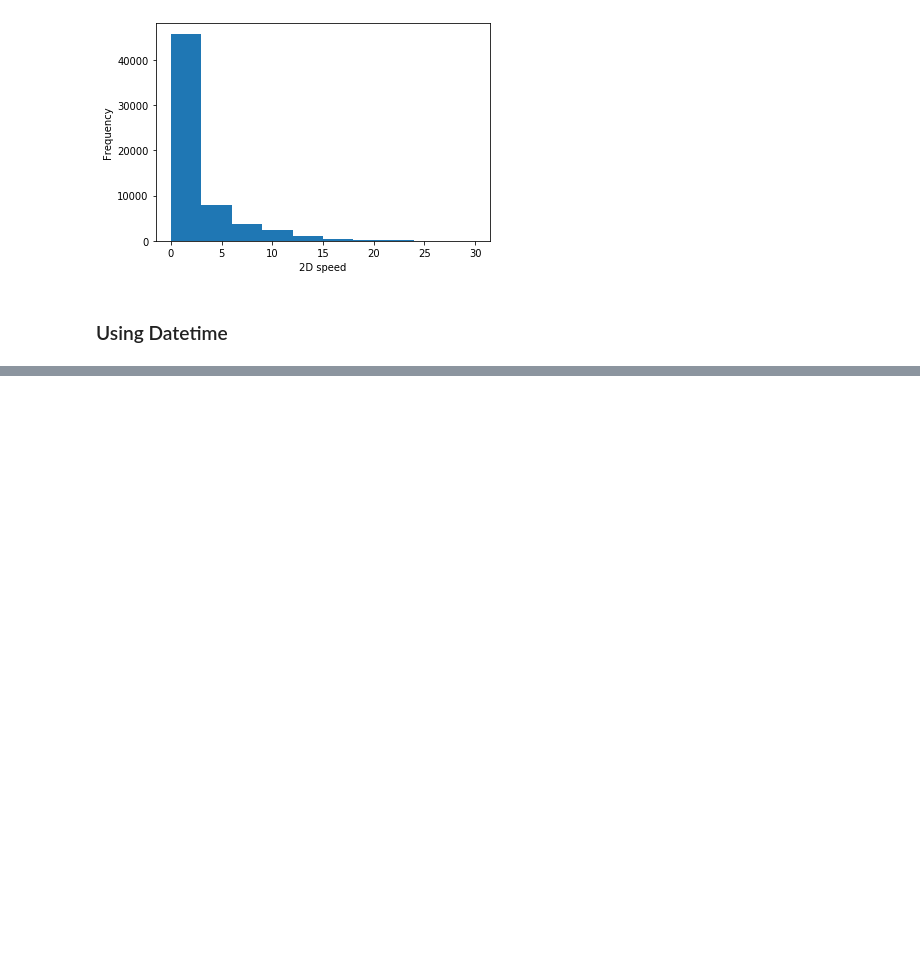
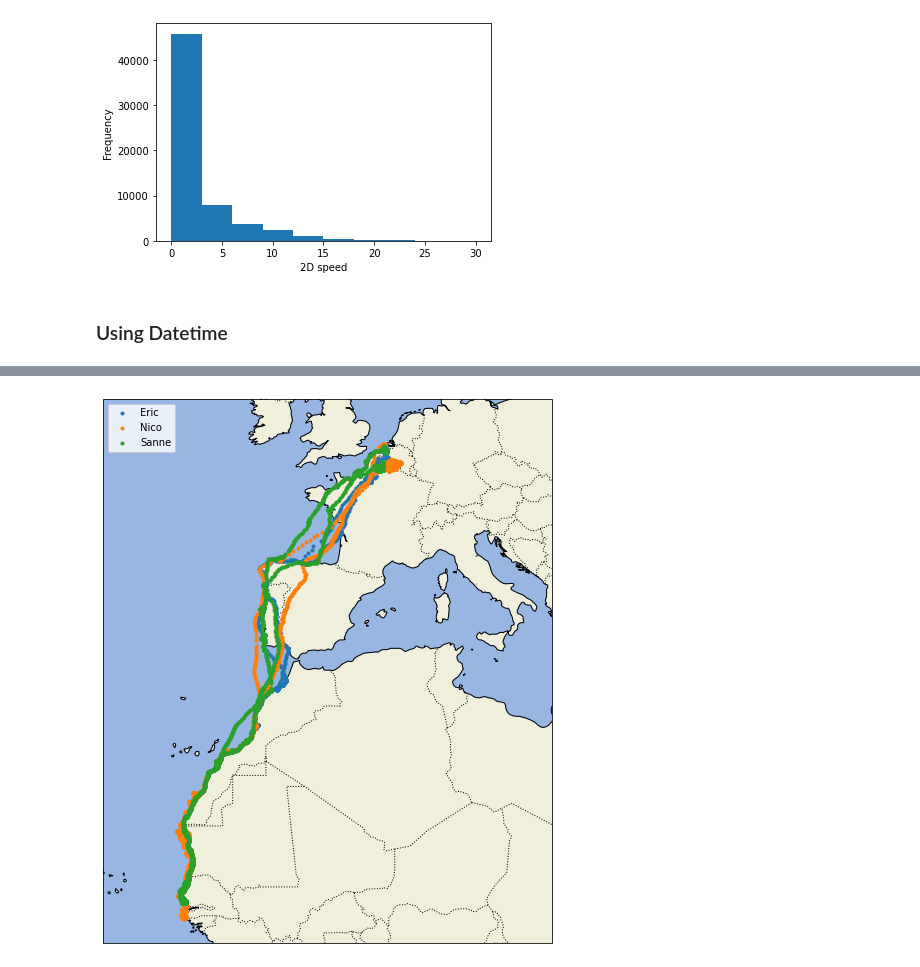
Before and after one commit to enoch-baffoe/HavardX-Using-Python-For-Research, a Jupyter notebook: Week 4- Case Study/Case Study 5- Bird Migration/Bird Migration.ipynb, the cells around one changed output, grey strips where cells are left out. Saved outputs shown, nothing was run; the diff lists cells and outputs as text; code cells hidden in the pictures; blank space fills up the shorter version.

```diff
--- a/Week 4- Case Study/Case Study 5- Bird Migration/Bird Migration.ipynb
+++ b/Week 4- Case Study/Case Study 5- Bird Migration/Bird Migration.ipynb
@@ -187,0 +422,18 @@ plt.savefig("pd_hist.pdf")
+# %%
+plt.figure(figsize=(10,10))
+ax=plt.axes(projection=proj)
+ax.set_extent((-25.0,20.0,52.2,10.0)) #this is set using trial and error
+ax.add_feature(cfeature.LAND)
+ax.add_feature(cfeature.OCEAN)
+ax.add_feature(cfeature.COASTLINE)
+ax.add_feature(cfeature.BORDERS,linestyle=':')
+
+for name in bird_names:
+    ix=birddata['bird_name']==name
+    x,y=birddata.longitude[ix],birddata.latitude[ix]
+    ax.plot(x,y,'.',transform=ccrs.Geodetic(),label=name)
+
+plt.legend(loc="upper left")
+plt.savefig("map.pdf")
+# %% [output]
+[figure, added]
```
Also changed, not shown: parts of 45 cells of this notebook, 22 other files.
